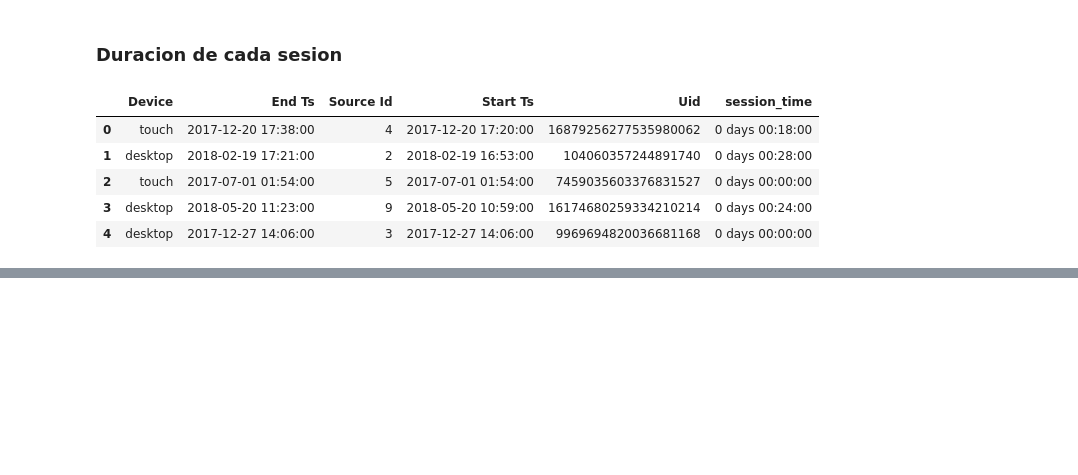
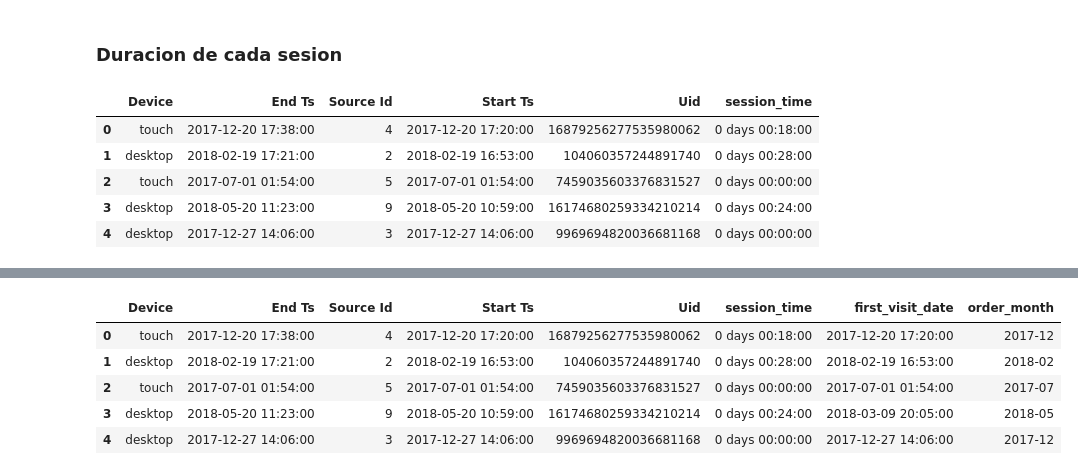
Before and after one commit to cristopherrexx-coder/Proyect-10, a Jupyter notebook: Sprint 10 proyect.ipynb, the cells around one changed output, grey strips where cells are left out. Drawn from its saved outputs; the diff is of its cells as text; code cells hidden in the pictures; blank space fills up the shorter version.

```diff
--- a/Sprint 10 proyect.ipynb
+++ b/Sprint 10 proyect.ipynb
@@ -10,9 +10,9 @@ import matplotlib as plt
 # %% [markdown]
 ## Importacion de los datos
 # %%
-visits_df = pd.read_csv('/datasets/visits_log_us.csv')
-orders_df = pd.read_csv('/datasets/orders_log_us.csv')
-costs_df = pd.read_csv('/datasets/costs_us.csv')
+visits_df = pd.read_csv('visits_log_us.csv')
+orders_df = pd.read_csv('orders_log_us.csv')
+costs_df = pd.read_csv('costs_us.csv')
 # %% [markdown]
 ## Primer vistazo a los DataFrames
 # %%
@@ -244,0 +271,10 @@ print(visits_df['session_time'].mean())
+# %%
+added_first_order_month['order_month'] = added_first_order_month['Start Ts'].dt.to_period('M')
+added_first_order_month.head()
+# %% [output]
+|  | Device | End Ts | Source Id | Start Ts | Uid | session_time | first_visit_date | order_month |
+| 0 | touch | 2017-12-20 17:38:00 | 4 | 2017-12-20 17:20:00 | 16879256277535980062 | 0 days 00:18:00 | 2017-12-20 17:20:00 | 2017-12 |
+| 1 | desktop | 2018-02-19 17:21:00 | 2 | 2018-02-19 16:53:00 | 104060357244891740 | 0 days 00:28:00 | 2018-02-19 16:53:00 | 2018-02 |
+| 2 | touch | 2017-07-01 01:54:00 | 5 | 2017-07-01 01:54:00 | 7459035603376831527 | 0 days 00:00:00 | 2017-07-01 01:54:00 | 2017-07 |
+| 3 | desktop | 2018-05-20 11:23:00 | 9 | 2018-05-20 10:59:00 | 16174680259334210214 | 0 days 00:24:00 | 2018-03-09 20:05:00 | 2018-05 |
+| 4 | desktop | 2017-12-27 14:06:00 | 3 | 2017-12-27 14:06:00 | 9969694820036681168 | 0 days 00:00:00 | 2017-12-27 14:06:00 | 2017-12 |
```
Also changed, not shown: parts of 9 cells of this notebook.
